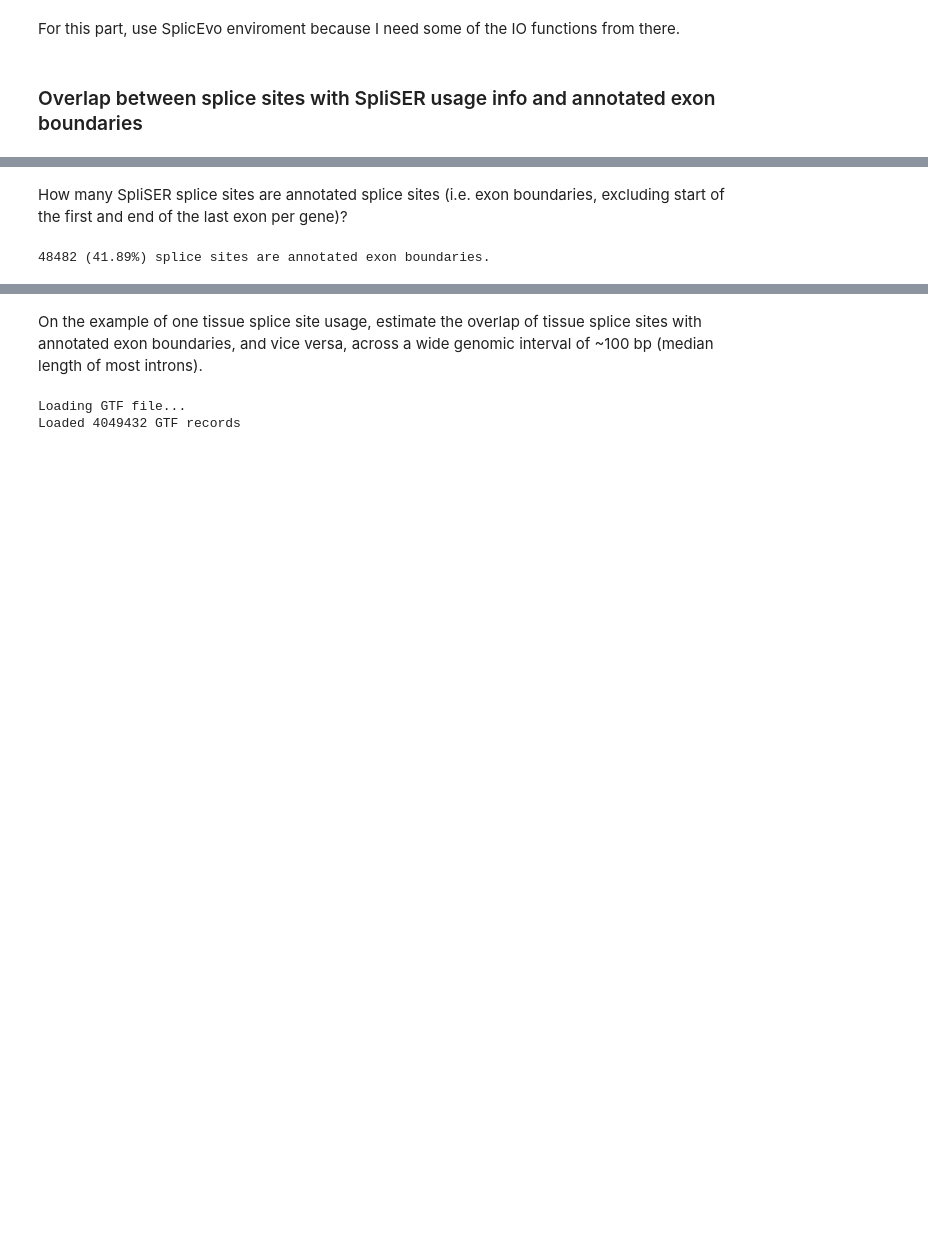
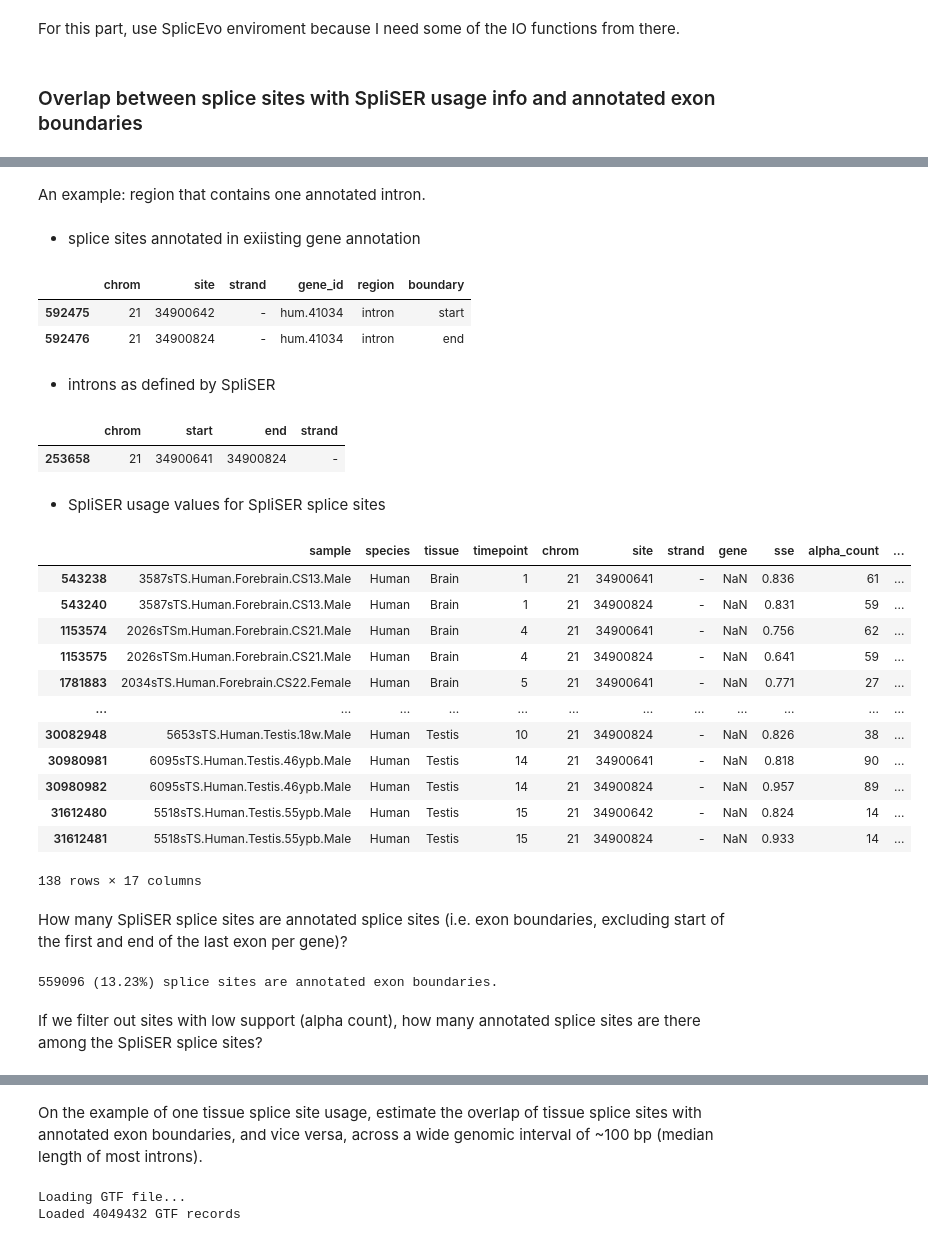
Before and after one commit to anamariaelek/splicing, a Jupyter notebook: notebooks/03_rna_data.ipynb, the cells around one changed output, grey strips where cells are left out. Cells and saved outputs as stored; diff of their text form; code cells hidden in the pictures; blank space fills up the shorter version.

```diff
--- a/notebooks/03_rna_data.ipynb
+++ b/notebooks/03_rna_data.ipynb
@@ -276,7 +687,60 @@ Loaded 1206773 GTF records
+# %% [markdown]
+An example: region that contains one annotated intron.
+# %%
+chrom='1'
+minsite=2430052
+maxsite=2430217
+
+chrom='21'
+minsite=34900639
+maxsite=34900850
+# %% [markdown]
+  - splice sites annotated in exiisting gene annotation
+# %%
+splices_df[(splices_df['chrom']==chrom) & (splices_df['site']>=minsite) & (splices_df['site']<=maxsite)]
+# %% [output]
+|  | chrom | site | strand | gene_id | region | boundary |
+| 592475 | 21 | 34900642 | - | hum.41034 | intron | start |
+| 592476 | 21 | 34900824 | - | hum.41034 | intron | end |
+# %% [markdown]
+  - introns as defined by SpliSER
+# %%
+introns_df[(introns_df['chrom']==chrom) & (introns_df['start']>=minsite) & (introns_df['end']<=maxsite)]
+# %% [output]
+|  | chrom | start | end | strand |
+| 253658 | 21 | 34900641 | 34900824 | - |
+# %% [markdown]
+  - SpliSER usage values for SpliSER splice sites
+# %%
+exmpl = spliser_df[(spliser_df['alpha_count']>0) & (spliser_df['chrom']==chrom) & (spliser_df['site']>=minsite) & (spliser_df['site']<=maxsite)]
+exmpl
+# %% [output]
+|  | sample | species | tissue | timepoint | chrom | site | strand | gene | sse | alpha_count | ... |
+| 543238 | 3587sTS.Human.Forebrain.CS13.Male | Human | Brain | 1 | 21 | 34900641 | - | NaN | 0.836 | 61 | ... |
+| 543240 | 3587sTS.Human.Forebrain.CS13.Male | Human | Brain | 1 | 21 | 34900824 | - | NaN | 0.831 | 59 | ... |
+| 1153574 | 2026sTSm.Human.Forebrain.CS21.Male | Human | Brain | 4 | 21 | 34900641 | - | NaN | 0.756 | 62 | ... |
+| 1153575 | 2026sTSm.Human.Forebrain.CS21.Male | Human | Brain | 4 | 21 | 34900824 | - | NaN | 0.641 | 59 | ... |
+| 1781883 | 2034sTS.Human.Forebrain.CS22.Female | Human | Brain | 5 | 21 | 34900641 | - | NaN | 0.771 | 27 | ... |
+| ... | ... | ... | ... | ... | ... | ... | ... | ... | ... | ... | ... |
+| 30082948 | 5653sTS.Human.Testis.18w.Male | Human | Testis | 10 | 21 | 34900824 | - | NaN | 0.826 | 38 | ... |
+| 30980981 | 6095sTS.Human.Testis.46ypb.Male | Human | Testis | 14 | 21 | 34900641 | - | NaN | 0.818 | 90 | ... |
+| 30980982 | 6095sTS.Human.Testis.46ypb.Male | Human | Testis | 14 | 21 | 34900824 | - | NaN | 0.957 | 89 | ... |
+| 31612480 | 5518sTS.Human.Testis.55ypb.Male | Human | Testis | 15 | 21 | 34900642 | - | NaN | 0.824 | 14 | ... |
+| 31612481 | 5518sTS.Human.Testis.55ypb.Male | Human | Testis | 15 | 21 | 34900824 | - | NaN | 0.933 | 14 | ... |
+138 rows × 17 columns
 # %% [markdown]
 How many SpliSER splice sites are annotated splice sites (i.e. exon boundaries, excluding start of the first and end of the last exon per gene)?
 # %%
+# Remove 'chr' prefix from chromosome names if needed
+if annotation=='mazin':
+    spliser_df['chrom'] = spliser_df['chrom'].str.replace('chr', '')
+
+# Calculate overlap
 ovl_spl_ann = pd.merge(spliser_df, splices_df, on=['chrom', 'site'], how='inner')
-print(f"{ovl_spl_ann.shape[0]} ({ovl_spl_ann.shape[0] / spliser_df.shape[0] * 100:.2f}%) splice sites are annotated exon boundaries.")
+num_ann_sites = ovl_spl_ann.drop_duplicates(subset=['chrom', 'site']).shape[0]
+num_spl_sites = spliser_df.drop_duplicates(subset=['chrom', 'site']).shape[0]
+print(f"{num_ann_sites} ({num_ann_sites / num_spl_sites * 100:.2f}%) splice sites are annotated exon boundaries.")
 # %% [output]
-48482 (41.89%) splice sites are annotated exon boundaries.
+559096 (13.23%) splice sites are annotated exon boundaries.
+# %% [markdown]
+If we filter out sites with low support (alpha count), how many annotated splice sites are there among the SpliSER splice sites?
```
Also changed, not shown: parts of 31 cells of this notebook, 3 other files.
